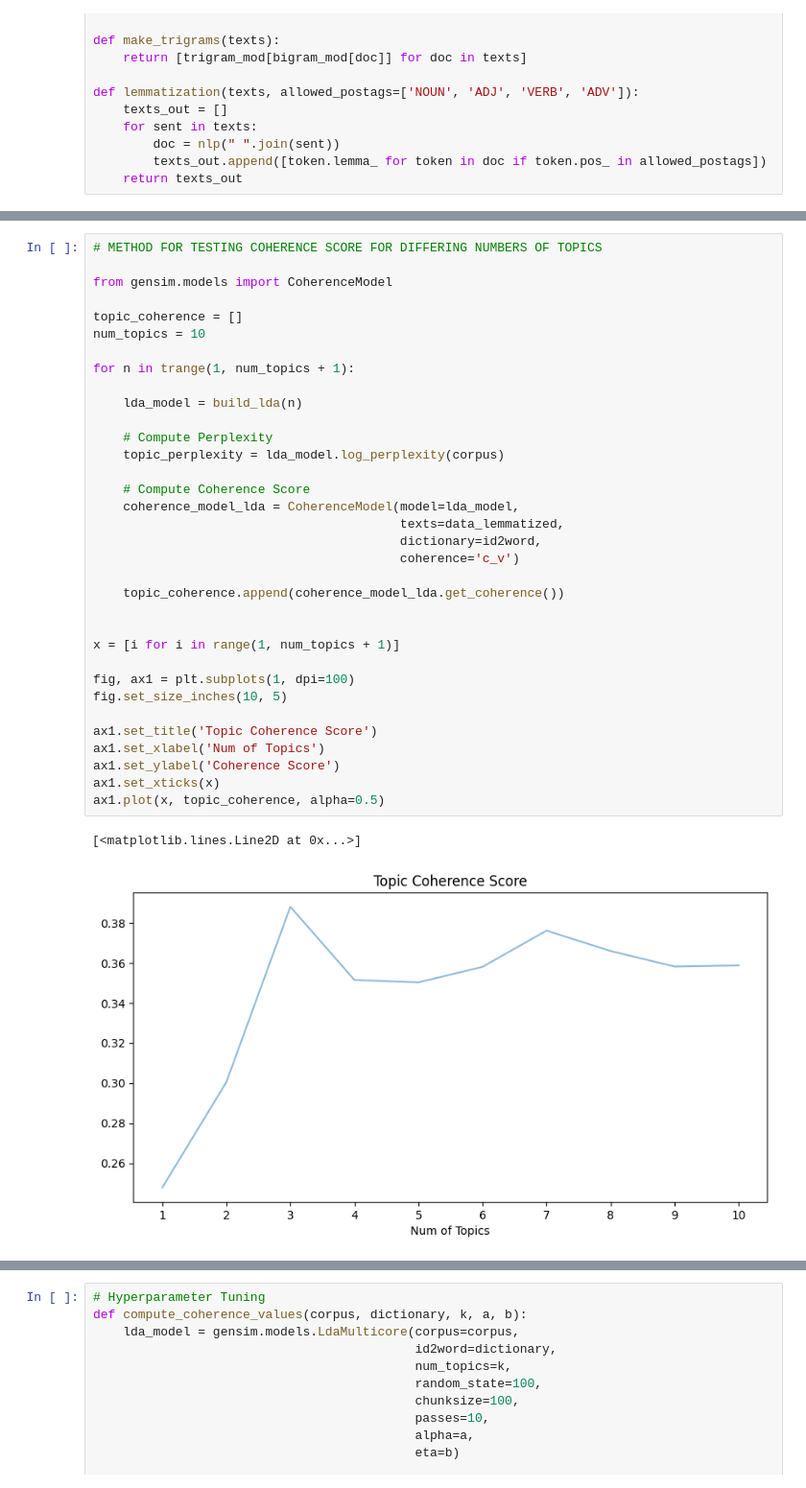
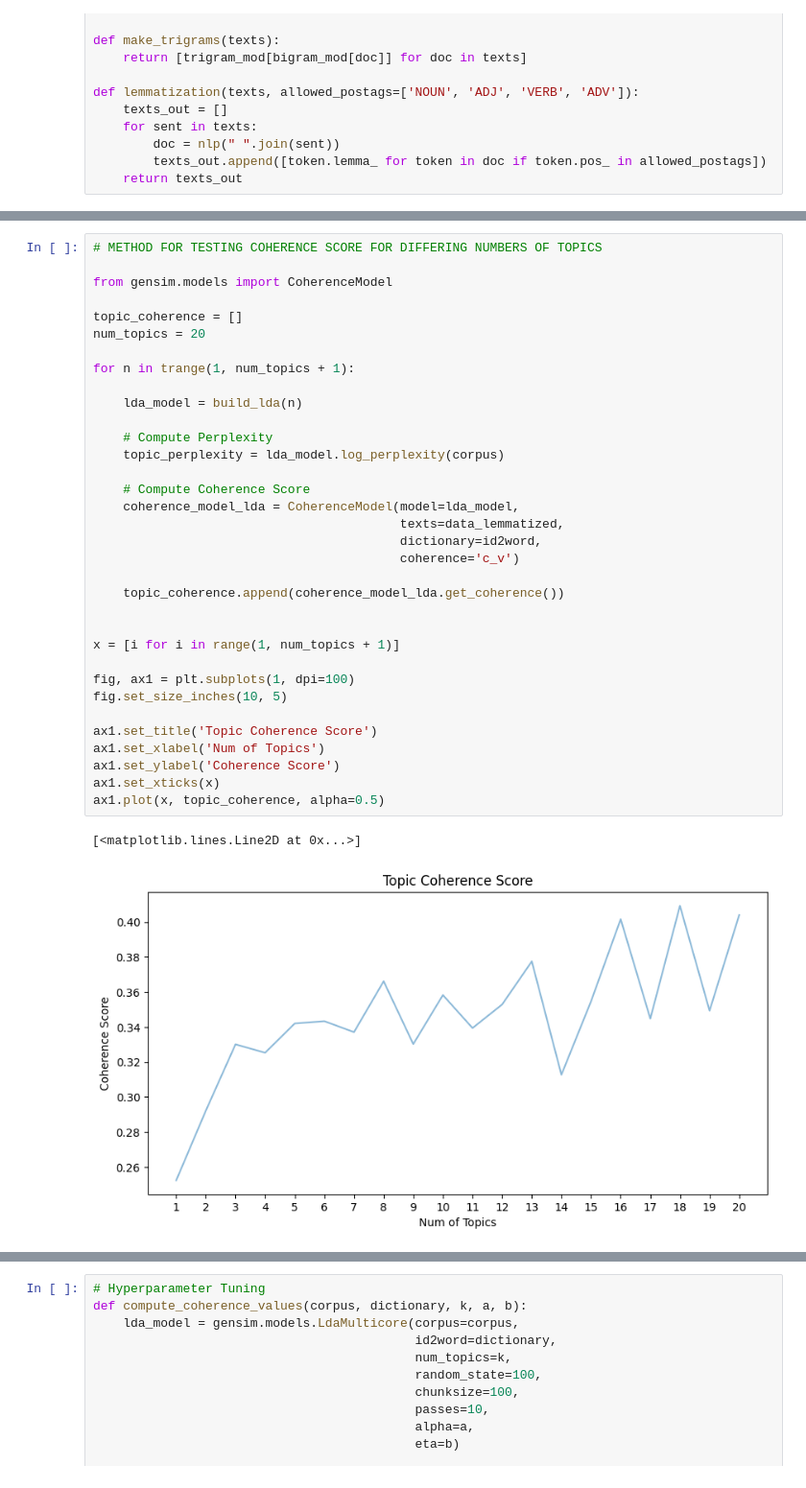
Before and after one commit to ollyjc99/COVID-19-Sentiment-and-Compliance-Analyzer, a Jupyter notebook: TopicModelling.ipynb, the cells around one changed output, grey strips where cells are left out. Shown at 96% size. Saved outputs shown, nothing was run; the diff lists cells and outputs as text.

```diff
--- a/TopicModelling.ipynb
+++ b/TopicModelling.ipynb
@@ -217,34 +194,34 @@ doc_lda = lda_model[corpus]
 from gensim.models import CoherenceModel
 
 topic_coherence = []
-num_topics = 10
+num_topics = 20
 
 for n in trange(1, num_topics + 1):
 
     lda_model = build_lda(n)
 
     # Compute Perplexity
     topic_perplexity = lda_model.log_perplexity(corpus)
 
     # Compute Coherence Score
     coherence_model_lda = CoherenceModel(model=lda_model,
                                          texts=data_lemmatized,
                                          dictionary=id2word,
                                          coherence='c_v')
 
     topic_coherence.append(coherence_model_lda.get_coherence())
 
 
 x = [i for i in range(1, num_topics + 1)]
 
 fig, ax1 = plt.subplots(1, dpi=100)
 fig.set_size_inches(10, 5)
 
 ax1.set_title('Topic Coherence Score')
 ax1.set_xlabel('Num of Topics')
 ax1.set_ylabel('Coherence Score')
 ax1.set_xticks(x)
 ax1.plot(x, topic_coherence, alpha=0.5)
 # %% [output]
 [<matplotlib.lines.Line2D at 0x...>]
-[figure, old version]
+[figure, new version]
```
Also changed, not shown: parts of 14 cells of this notebook.
